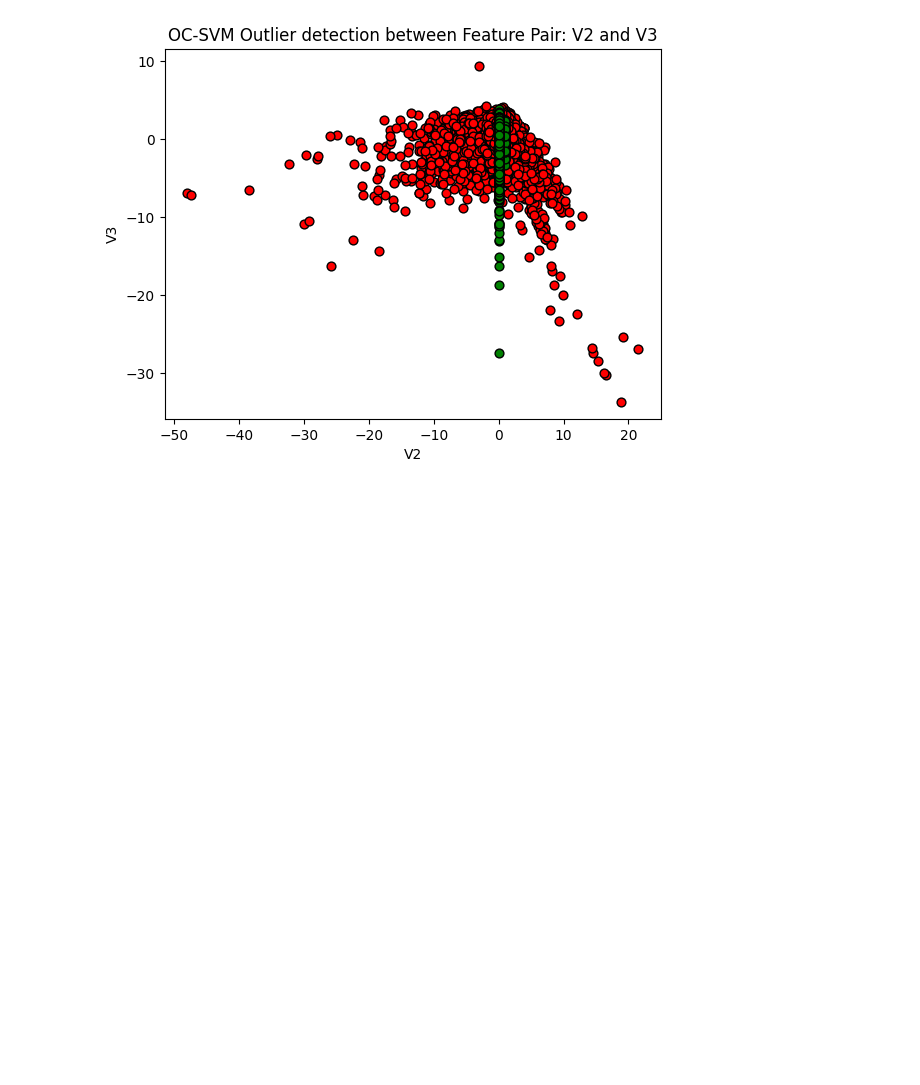
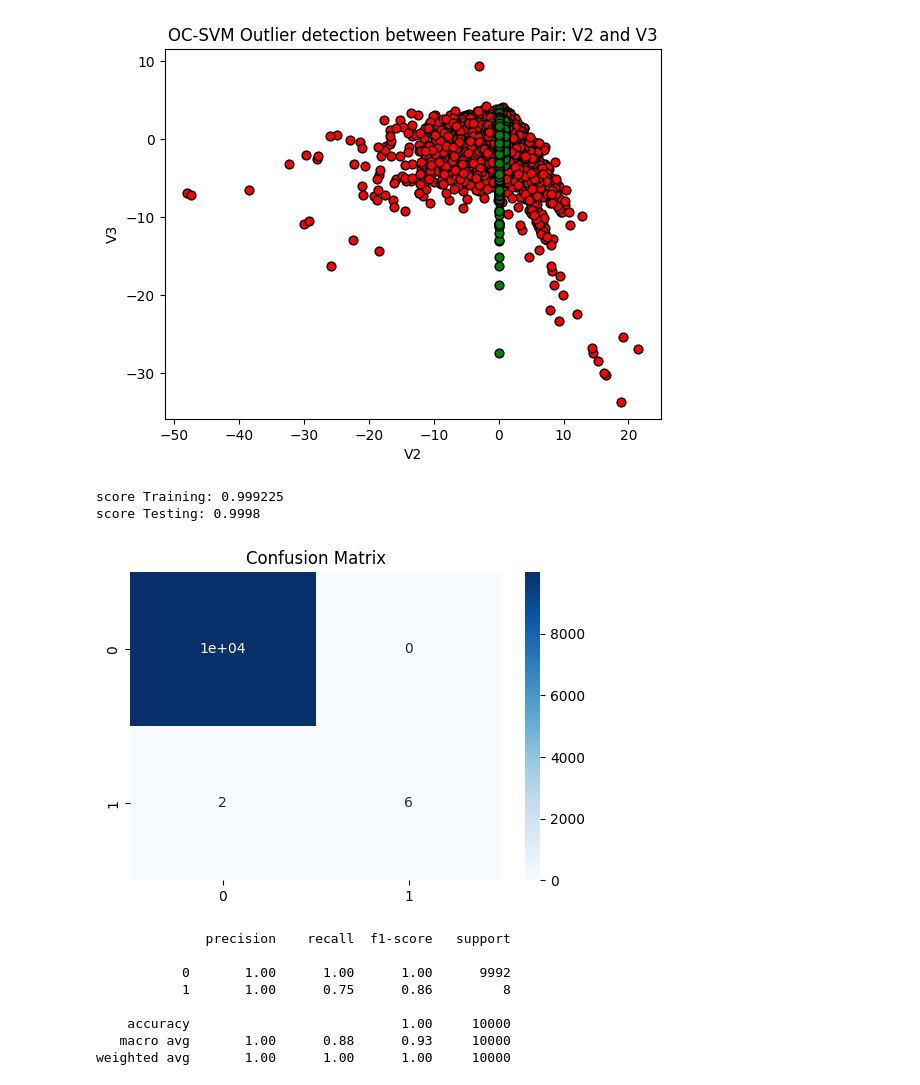
Before and after one commit to TasneimAhmed/credit-card-anomaly-detect-, a Jupyter notebook: credit_card_anomaly_detect_Tasneem.ipynb, the cells around one changed output. Cells and saved outputs as stored; diff of their text form; code cells hidden in the pictures; blank space fills up the shorter version.

```diff
--- a/credit_card_anomaly_detect_Tasneem.ipynb
+++ b/credit_card_anomaly_detect_Tasneem.ipynb
@@ -268,3 +268,33 @@ def plot_OCSVM(i):
 plot_OCSVM(2)
 # %% [output]
 [figure]
+# %%
+from sklearn import svm
+
+clf = svm.SVC(kernel = 'linear')
+clf.fit(x_train , y_train)
+y_pred = clf.predict(x_test)
+# %%
+print(f'score Training: {clf.score(x_train,y_train)}')
+
+print(f'score Testing: {clf.score(x_test,y_test)}')
+# %% [output]
+score Training: 0.999225
+score Testing: 0.9998
+# %%
+plt.figure(figsize=(6, 4))
+sns.heatmap(confusion_matrix(y_test,y_pred),annot=True,cmap='Blues')
+plt.title('Confusion Matrix')
+plt.show()
+
+print(classification_report(y_test,y_pred))
+# %% [output]
+[figure, added]
+              precision    recall  f1-score   support
+
+           0       1.00      1.00      1.00      9992
+           1       1.00      0.75      0.86         8
+
+    accuracy                           1.00     10000
+   macro avg       1.00      0.88      0.93     10000
+weighted avg       1.00      1.00      1.00     10000
```
